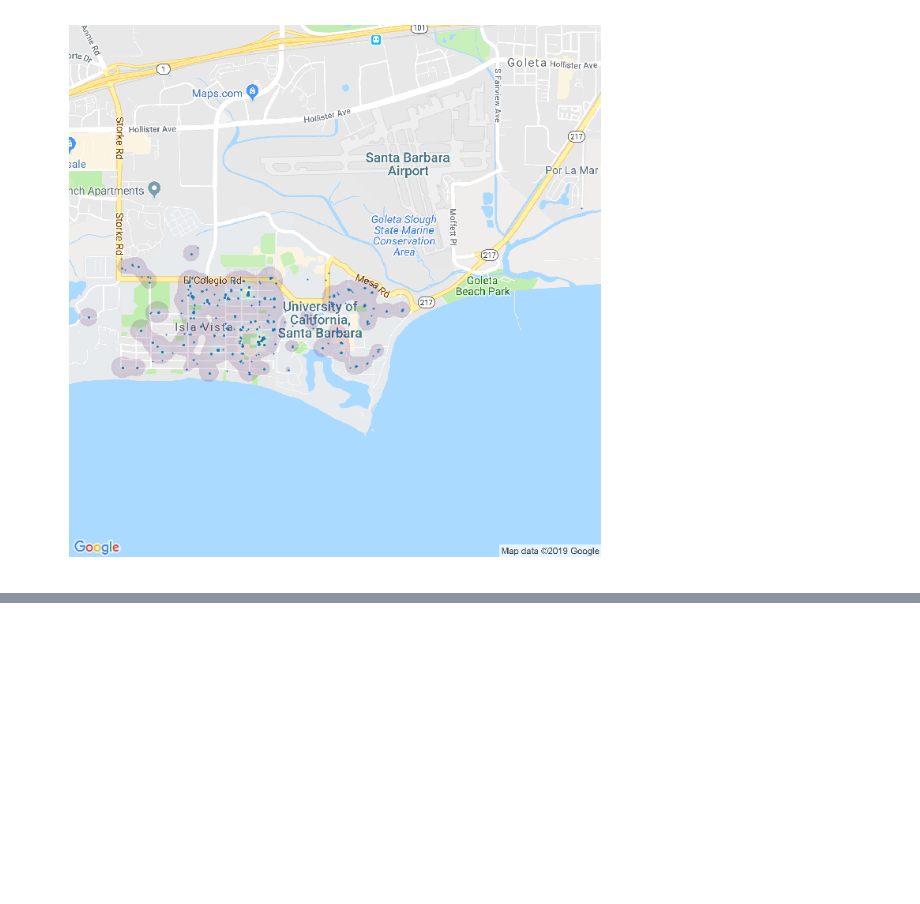
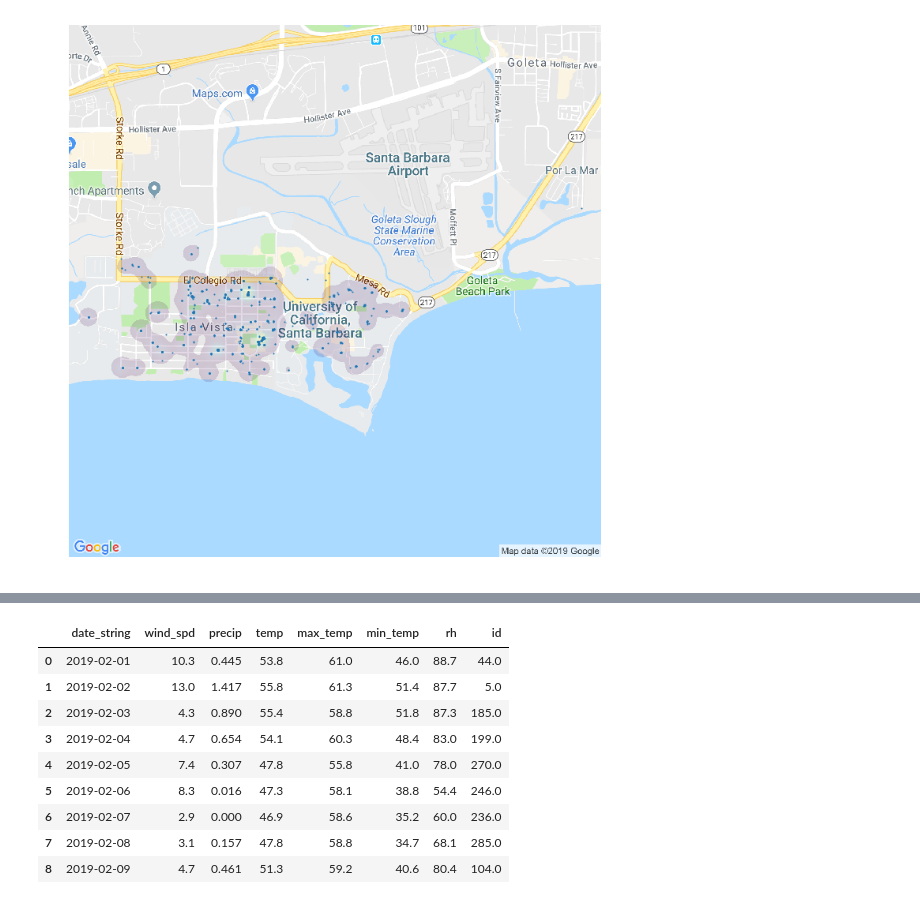
Before and after one commit to brandonapon/birdwatcher, a Jupyter notebook: Data Analysis.ipynb, the cells around one changed output, grey strips where cells are left out. Saved outputs shown, nothing was run; the diff lists cells and outputs as text; code cells hidden in the pictures; blank space fills up the shorter version.

```diff
--- a/Data Analysis.ipynb
+++ b/Data Analysis.ipynb
@@ -11,0 +14,3 @@ df = pd.read_csv("api/bird_unofficial_api/csv_output.csv")
+# %%
+wdf = pd.read_csv("/Users/vivekpradhan/Desktop/weather_data.csv")
+wdf = wdf.rename(columns={'datetime':'date_string'})
@@ -67,0 +93,19 @@ week_day_df.plot(kind='bar',figsize=(10,5))
+# %%
+date_df = df.groupby('date_string')['id'].nunique()
+# %%
+comb_df = wdf.join(date_df, on='date_string')
+# %%
+filtered_data = comb_df[comb_df['id'] > 0]
+# %%
+filtered_data
+# %% [output]
+|  | date_string | wind_spd | precip | temp | max_temp | min_temp | rh | id |
+| 0 | 2019-02-01 | 10.3 | 0.445 | 53.8 | 61.0 | 46.0 | 88.7 | 44.0 |
+| 1 | 2019-02-02 | 13.0 | 1.417 | 55.8 | 61.3 | 51.4 | 87.7 | 5.0 |
+| 2 | 2019-02-03 | 4.3 | 0.890 | 55.4 | 58.8 | 51.8 | 87.3 | 185.0 |
+| 3 | 2019-02-04 | 4.7 | 0.654 | 54.1 | 60.3 | 48.4 | 83.0 | 199.0 |
+| 4 | 2019-02-05 | 7.4 | 0.307 | 47.8 | 55.8 | 41.0 | 78.0 | 270.0 |
+| 5 | 2019-02-06 | 8.3 | 0.016 | 47.3 | 58.1 | 38.8 | 54.4 | 246.0 |
+| 6 | 2019-02-07 | 2.9 | 0.000 | 46.9 | 58.6 | 35.2 | 60.0 | 236.0 |
+| 7 | 2019-02-08 | 3.1 | 0.157 | 47.8 | 58.8 | 34.7 | 68.1 | 285.0 |
+| 8 | 2019-02-09 | 4.7 | 0.461 | 51.3 | 59.2 | 40.6 | 80.4 | 104.0 |
```
Also changed, not shown: parts of 8 cells of this notebook.
